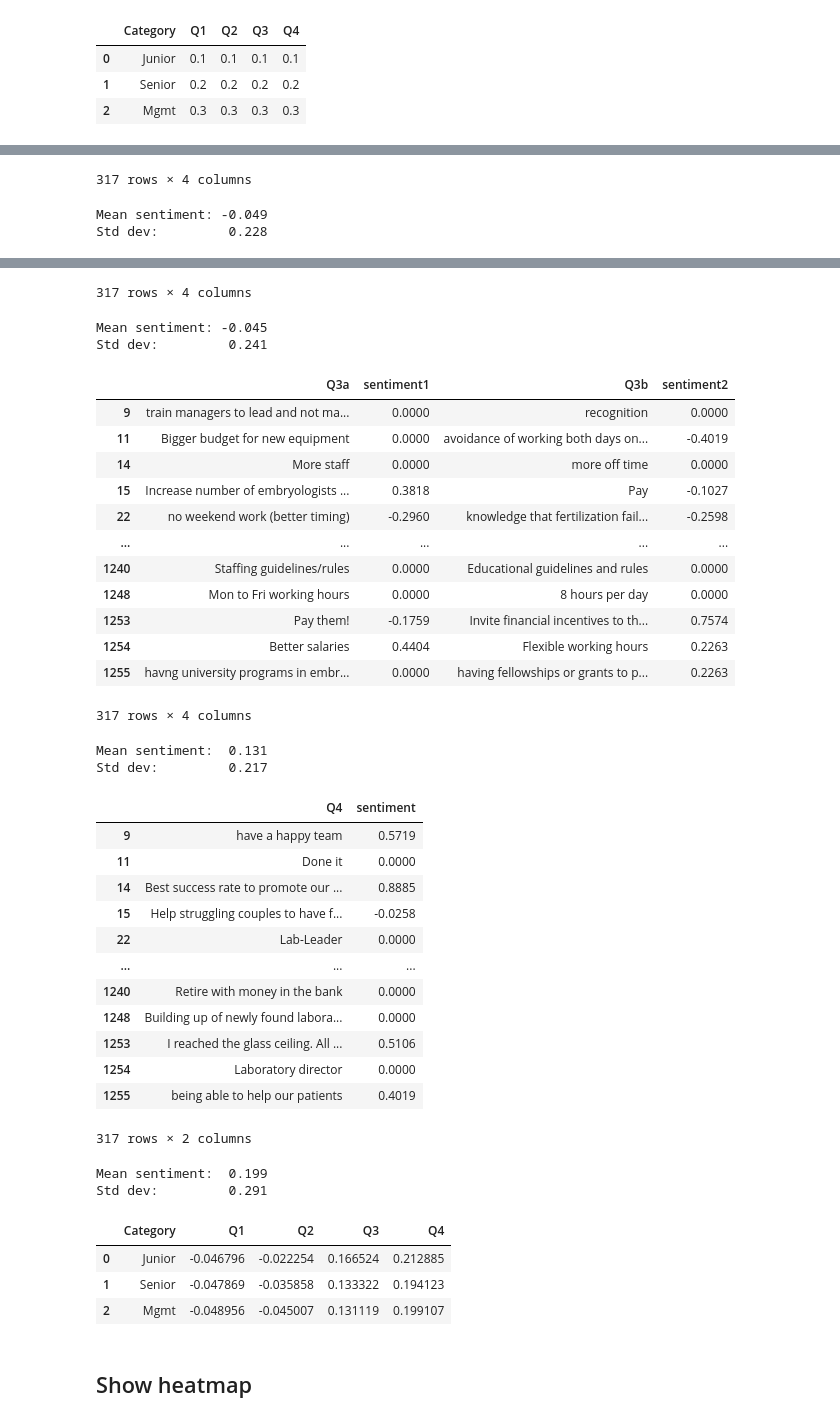
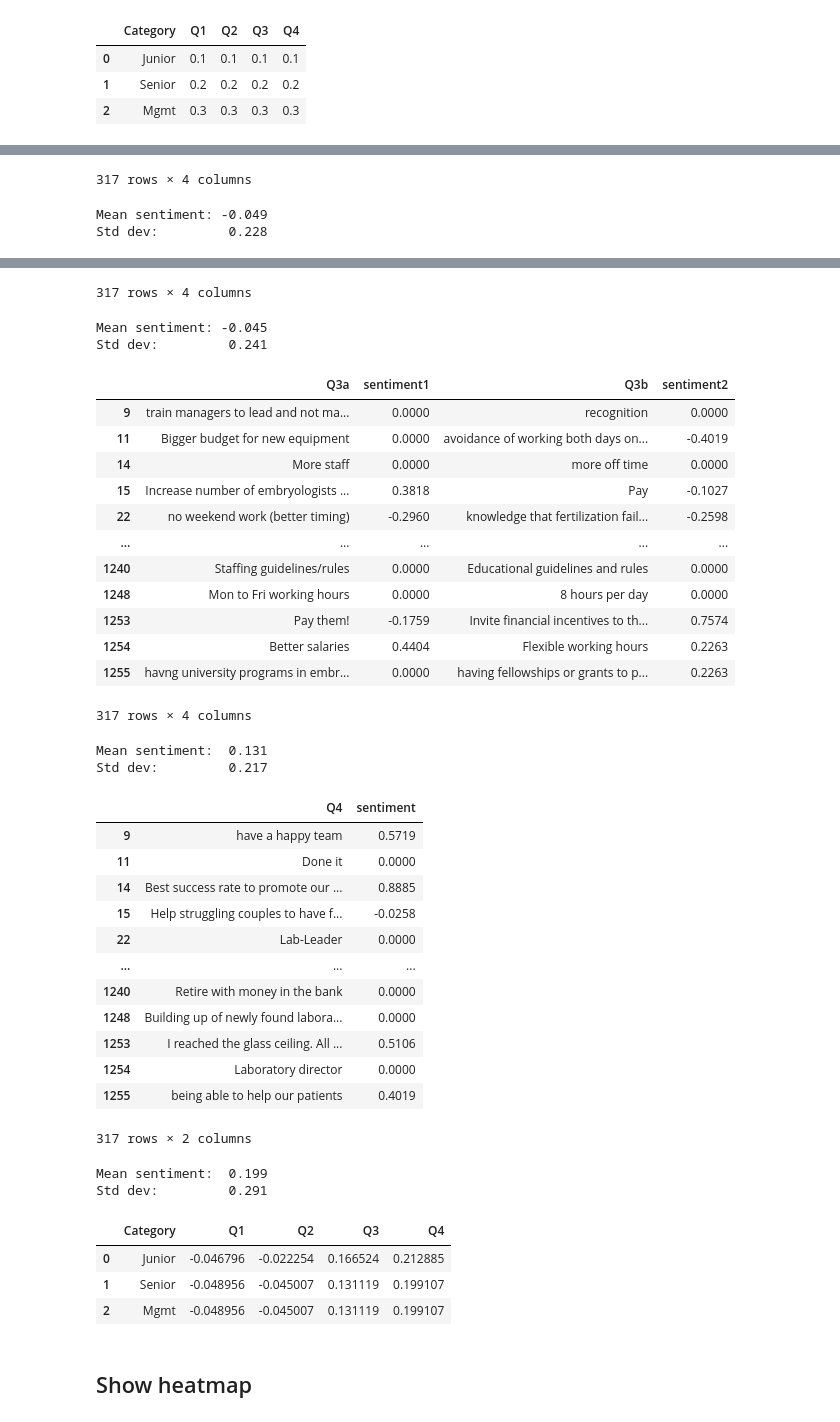
Before and after one commit to tgr2uk/surveyAnalysis, a Jupyter notebook: 4. Cohort analysis.ipynb, the cells around one changed output, grey strips where cells are left out. Drawn from its saved outputs; the diff is of its cells as text; code cells hidden in the pictures.

Commit message:
Tidies up gender analysis, refactors a few functions

```diff
--- a/4. Cohort analysis.ipynb
+++ b/4. Cohort analysis.ipynb
@@ -128,6 +117,13 @@ analyzer = SentimentIntensityAnalyzer()
 def get_compound_sentiment(text):
     scores = analyzer.polarity_scores(text)
     return scores['compound']
+# %%
+#  helper function to analyse sentiment across all 4 verbatims
+def analyse_verbatims(index, in_df, out_df):
+    out_df.iloc[index, res_df.columns.get_loc('Q1')] = analyse_cols(in_df, 'Q1a', 'Q1b')
+    out_df.iloc[index, res_df.columns.get_loc('Q2')] = analyse_cols(in_df, 'Q2a', 'Q2b')
+    out_df.iloc[index, res_df.columns.get_loc('Q3')] = analyse_cols(in_df, 'Q3a', 'Q3b')
+    out_df.iloc[index, res_df.columns.get_loc('Q4')] = analyse_col(in_df, 'Q4')
 # %% [markdown]
 ## 1. Role
 # %%
@@ -149,8 +144,0 @@ role_results_df
-# %%
-# read just the lines where Category 3 = Junior/trainee embryologist
-junior_df = df[df["Category 3: Professional status"].isin(["Junior/trainee embryologist"])]
-role_results_df.iloc[0, res_df.columns.get_loc('Q1')] = analyse_cols(junior_df, 'Q1a', 'Q1b')
-role_results_df.iloc[0, res_df.columns.get_loc('Q2')] = analyse_cols(junior_df, 'Q2a', 'Q2b')
-role_results_df.iloc[0, res_df.columns.get_loc('Q3')] = analyse_cols(junior_df, 'Q3a', 'Q3b')
-role_results_df.iloc[0, res_df.columns.get_loc('Q4')] = analyse_col(junior_df, 'Q4')
-role_results_df
@@ -224,10 +216,6 @@ Std dev:         0.319
 # %%
-# read just the lines where Category 3 = Junior/trainee embryologist
 senior_df = df[df["Category 3: Professional status"].isin(["Senior embryologist"])]
-role_results_df.iloc[1, res_df.columns.get_loc('Q1')] = analyse_cols(senior_df, 'Q1a', 'Q1b')
-role_results_df.iloc[1, res_df.columns.get_loc('Q2')] = analyse_cols(senior_df, 'Q2a', 'Q2b')
-role_results_df.iloc[1, res_df.columns.get_loc('Q3')] = analyse_cols(senior_df, 'Q3a', 'Q3b')
-role_results_df.iloc[1, res_df.columns.get_loc('Q4')] = analyse_col(senior_df, 'Q4')
+analyse_verbatims(1, senior_df, role_results_df)
 role_results_df
 # %% [output]
 |  | Q1a | sentiment1 | Q1b | sentiment2 |
@@ -299,10 +287,6 @@ Std dev:         0.310
 # %%
-# read just the lines where Category 3 = Junior/trainee embryologist
 mgmt_df = df[df["Category 3: Professional status"].isin(["Management/director"])]
-role_results_df.iloc[2, res_df.columns.get_loc('Q1')] = analyse_cols(mgmt_df, 'Q1a', 'Q1b')
-role_results_df.iloc[2, res_df.columns.get_loc('Q2')] = analyse_cols(mgmt_df, 'Q2a', 'Q2b')
-role_results_df.iloc[2, res_df.columns.get_loc('Q3')] = analyse_cols(mgmt_df, 'Q3a', 'Q3b')
-role_results_df.iloc[2, res_df.columns.get_loc('Q4')] = analyse_col(mgmt_df, 'Q4')
+analyse_verbatims(2, mgmt_df, role_results_df)
 role_results_df
 # %% [output]
 |  | Q1a | sentiment1 | Q1b | sentiment2 |
@@ -340,34 +324,34 @@ Std dev:         0.241
 | 11 | Bigger budget for new equipment | 0.0000 | avoidance of working both days on... | -0.4019 |
 | 14 | More staff | 0.0000 | more off time | 0.0000 |
 | 15 | Increase number of embryologists ... | 0.3818 | Pay | -0.1027 |
 | 22 | no weekend work (better timing) | -0.2960 | knowledge that fertilization fail... | -0.2598 |
 | ... | ... | ... | ... | ... |
 | 1240 | Staffing guidelines/rules | 0.0000 | Educational guidelines and rules | 0.0000 |
 | 1248 | Mon to Fri working hours | 0.0000 | 8 hours per day | 0.0000 |
 | 1253 | Pay them! | -0.1759 | Invite financial incentives to th... | 0.7574 |
 | 1254 | Better salaries | 0.4404 | Flexible working hours | 0.2263 |
 | 1255 | havng university programs in embr... | 0.0000 | having fellowships or grants to p... | 0.2263 |
 317 rows × 4 columns
 Mean sentiment:  0.131
 Std dev:         0.217
 |  | Q4 | sentiment |
 | 9 | have a happy team | 0.5719 |
 | 11 | Done it | 0.0000 |
 | 14 | Best success rate to promote our ... | 0.8885 |
 | 15 | Help struggling couples to have f... | -0.0258 |
 | 22 | Lab-Leader | 0.0000 |
 | ... | ... | ... |
 | 1240 | Retire with money in the bank | 0.0000 |
 | 1248 | Building up of newly found labora... | 0.0000 |
 | 1253 | I reached the glass ceiling. All ... | 0.5106 |
 | 1254 | Laboratory director | 0.0000 |
 | 1255 | being able to help our patients | 0.4019 |
 317 rows × 2 columns
 Mean sentiment:  0.199
 Std dev:         0.291
 |  | Category | Q1 | Q2 | Q3 | Q4 |
 | 0 | Junior | -0.046796 | -0.022254 | 0.166524 | 0.212885 |
-| 1 | Senior | -0.047869 | -0.035858 | 0.133322 | 0.194123 |
+| 1 | Senior | -0.048956 | -0.045007 | 0.131119 | 0.199107 |
 | 2 | Mgmt | -0.048956 | -0.045007 | 0.131119 | 0.199107 |
 # %% [markdown]
 ## Show heatmap
```
Also changed, not shown: parts of 33 cells of this notebook.
